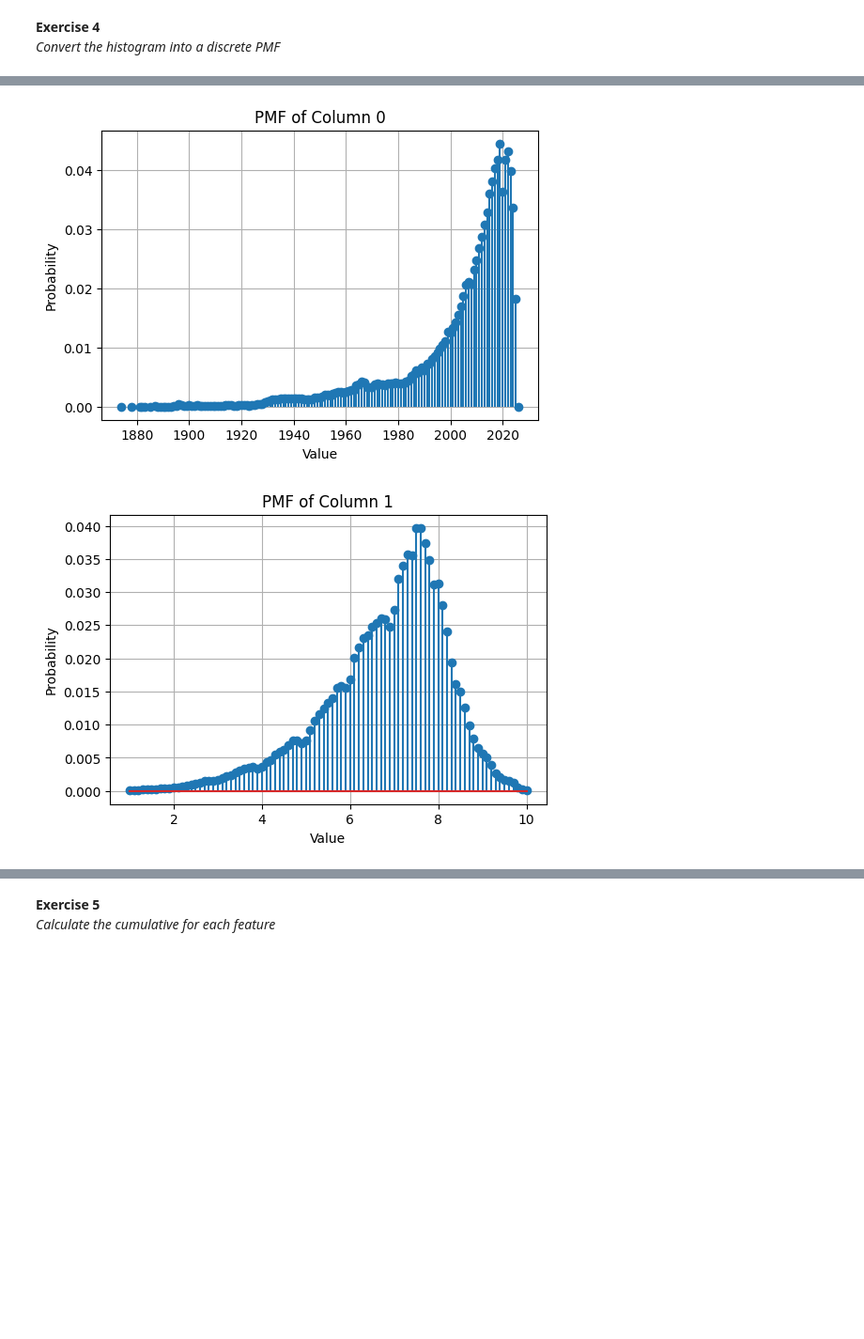
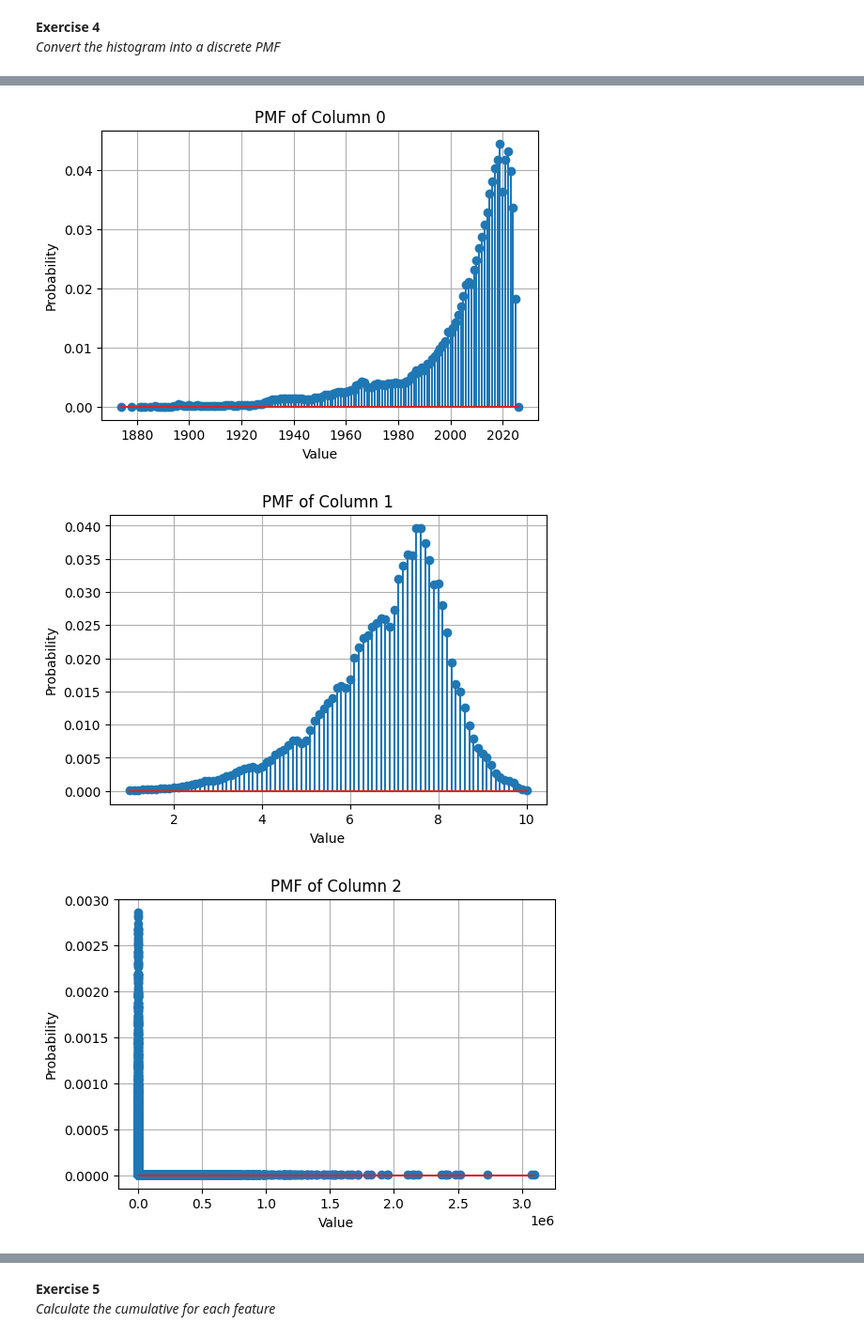
Before and after one commit to MalleBallen/MOD550---2025---Malvin, a Jupyter notebook: MOD550-task1/task1.ipynb, the cells around one changed output, grey strips where cells are left out. Shown at 94% size. Cells and saved outputs as stored; diff of their text form; code cells hidden in the pictures; blank space fills up the shorter version.

```diff
--- a/MOD550-task1/task1.ipynb
+++ b/MOD550-task1/task1.ipynb
@@ -29,4 +28,5 @@ aq_instance.plot_heatmap() #Same distribution as above
 **Exercise 3**
 *Make a histogram for the source data you selected*
 # %%
-instance = aq
+instance_dataset = aq()
+instance_dataset.plot_histograms()
@@ -71,5 +43,6 @@ aq_test.plot_all_pmfs()
 # %%
-aq_instance2.plot_all_pmfs()
+instance_dataset.plot_all_pmfs()
 # %% [output]
-[figure, old version]
+[figure, new version]
 [figure]
+[figure, added]
```
Also changed, not shown: parts of 10 cells of this notebook, 2 other files.
